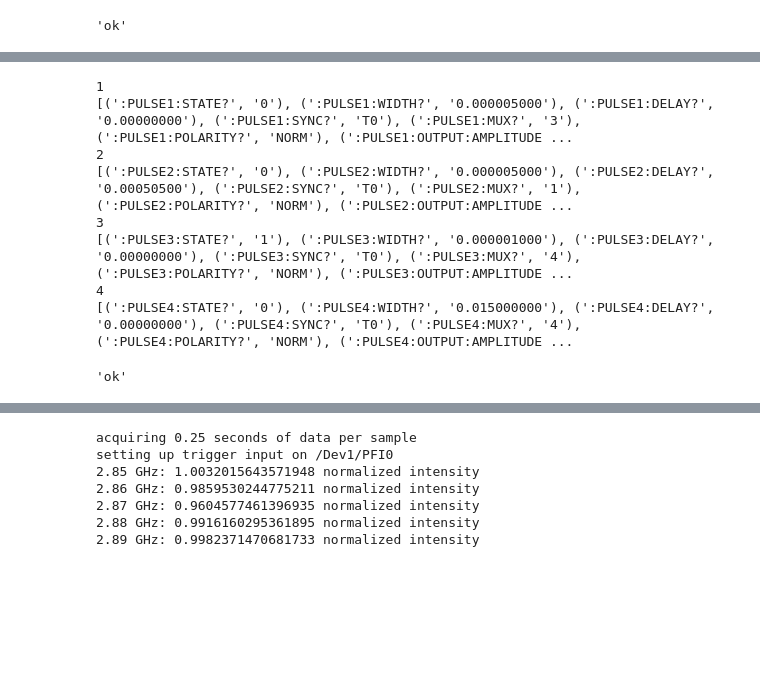
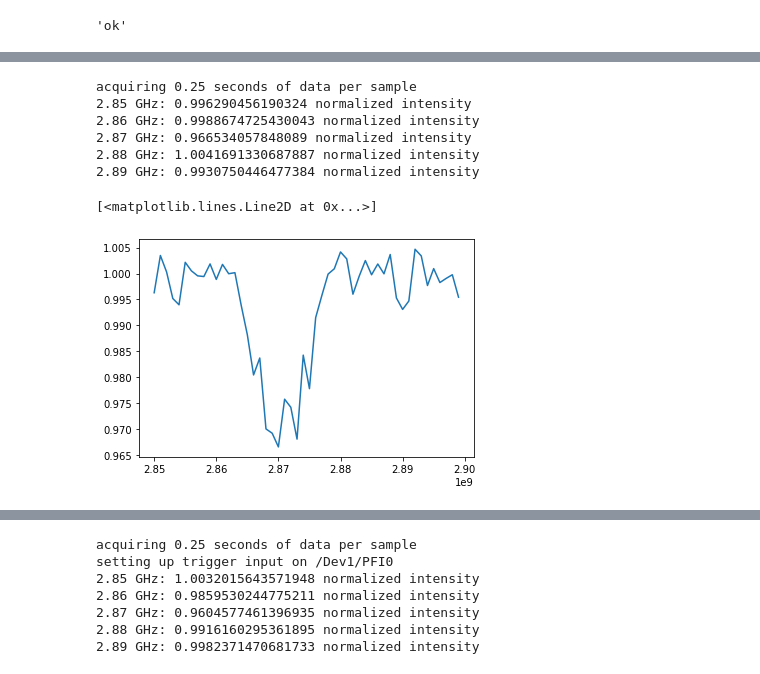
Before and after one commit to gadamc/cwodmr, a Jupyter notebook: cwodmr/my_cwodrm_v4_podmr_setup_test_external_daq_trigger.ipynb, the cells around one changed output, grey strips where cells are left out. Cells and saved outputs as stored; diff of their text form; code cells hidden in the pictures; blank space fills up the shorter version.

```diff
--- a/cwodmr/my_cwodrm_v4_podmr_setup_test_external_daq_trigger.ipynb
+++ b/cwodmr/my_cwodrm_v4_podmr_setup_test_external_daq_trigger.ipynb
@@ -398,19 +393,33 @@ p.report_global_settings()
-# %%
-for i in range(1,5):
-    print(i)
-    print(p.report_channel_settings(i))
-# %% [output]
-1
-[(':PULSE1:STATE?', '0'), (':PULSE1:WIDTH?', '0.000005000'), (':PULSE1:DELAY?', '0.00000000'), (':PULSE1:SYNC?', 'T0'), (':PULSE1:MUX?', '3'), (':PULSE1:POLARITY?', 'NORM'), (':PULSE1:OUTPUT:AMPLITUDE ...
-2
-[(':PULSE2:STATE?', '0'), (':PULSE2:WIDTH?', '0.000005000'), (':PULSE2:DELAY?', '0.00050500'), (':PULSE2:SYNC?', 'T0'), (':PULSE2:MUX?', '1'), (':PULSE2:POLARITY?', 'NORM'), (':PULSE2:OUTPUT:AMPLITUDE ...
-3
-[(':PULSE3:STATE?', '1'), (':PULSE3:WIDTH?', '0.000001000'), (':PULSE3:DELAY?', '0.00000000'), (':PULSE3:SYNC?', 'T0'), (':PULSE3:MUX?', '4'), (':PULSE3:POLARITY?', 'NORM'), (':PULSE3:OUTPUT:AMPLITUDE ...
-4
-[(':PULSE4:STATE?', '0'), (':PULSE4:WIDTH?', '0.015000000'), (':PULSE4:DELAY?', '0.00000000'), (':PULSE4:SYNC?', 'T0'), (':PULSE4:MUX?', '4'), (':PULSE4:POLARITY?', 'NORM'), (':PULSE4:OUTPUT:AMPLITUDE ...
-# %%
-p.system.state(1)
-p.channel(daq_pulser_trigger_channel).state(1)
-p.channel('D').state(1)
-# %% [output]
-'ok'
+# %%
+#now hardware is set up in podmr with AOM held open -- green laser power is significantly smaller than before
+
+freq_low = 2850e6
+freq_high = 2900e6
+freq_step = 1e6
+N = 50
+clock_rate = 200 #Hz
+trigger_input = None
+pulser = None
+rf = rfsynth
+use_new_edge_task = False
+new_clock_task = True
+continuous_daq = False
+normalize = True
+rf_power = -15
+
+
+data_qudi_style = run_with_options(freq_low, freq_high, freq_step,  N, clock_rate,
+                                   trigger_input, pulser, rf, use_new_edge_task,
+                                   new_clock_task, continuous_daq, normalize, rf_power)
+
+
+plt.plot(data_qudi_style.keys(), data_qudi_style.values())
+# %% [output]
+acquiring 0.25 seconds of data per sample
+2.85 GHz: 0.996290456190324 normalized intensity
+2.86 GHz: 0.9988674725430043 normalized intensity
+2.87 GHz: 0.966534057848089 normalized intensity
+2.88 GHz: 1.0041691330687887 normalized intensity
+2.89 GHz: 0.9930750446477384 normalized intensity
+[<matplotlib.lines.Line2D at 0x...>]
+[figure, added]
```
Also changed, not shown: parts of 7 cells of this notebook, 2 other files.
